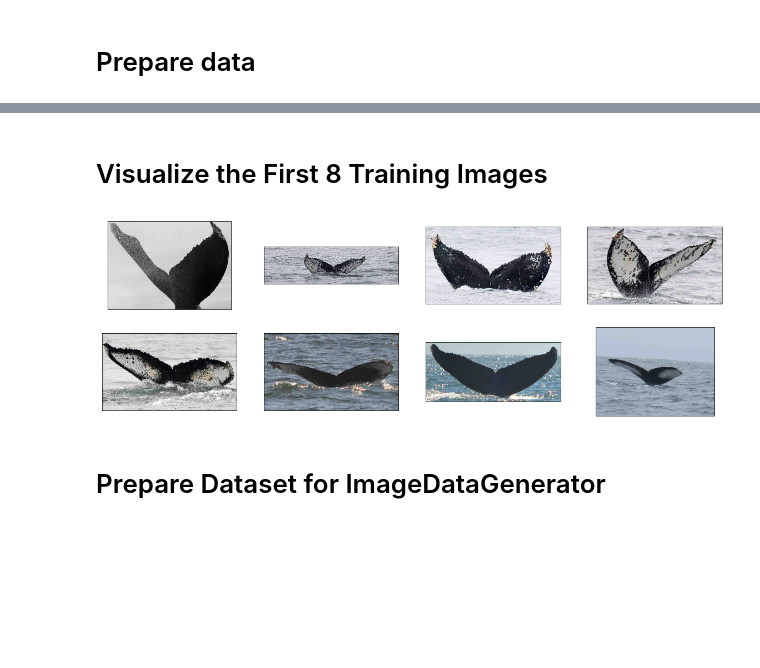
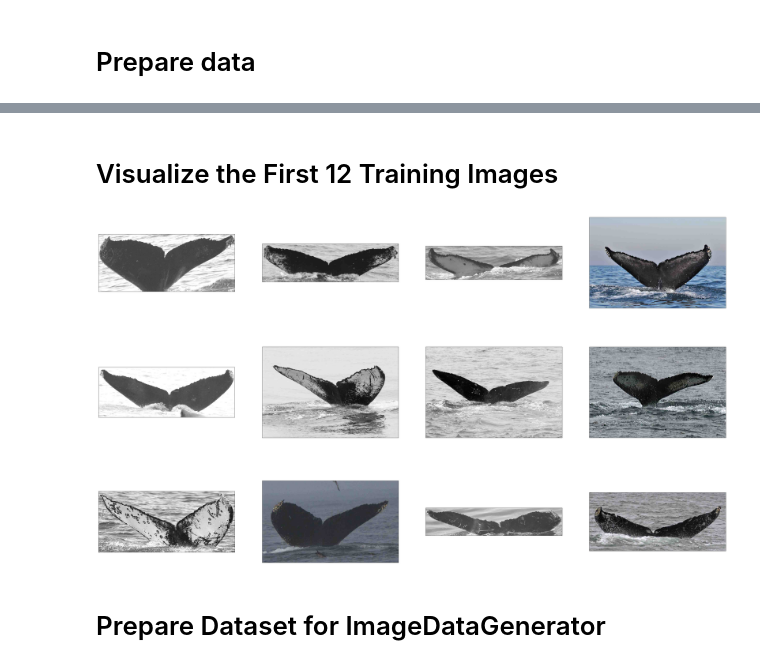
Before and after one commit to crawlik/whale-id, a Jupyter notebook: whale-id.ipynb, the cells around one changed output, grey strips where cells are left out. Saved outputs shown, nothing was run; the diff lists cells and outputs as text; code cells hidden in the pictures; blank space fills up the shorter version.

```diff
--- a/whale-id.ipynb
+++ b/whale-id.ipynb
@@ -65,20 +97,19 @@ There are 56 test images.
 # %% [markdown]
-# Visualize the First 8 Training Images
+# Visualize the First 12 Training Images
 # %%
-import cv2
-import matplotlib.pyplot as plt
-%matplotlib inline
-
 def visualize_img(img_path, ax):
     img = cv2.imread(img_path)
     ax.imshow(cv2.cvtColor(img, cv2.COLOR_BGR2RGB))
 
-fig = plt.figure(figsize=(20, 10))
-for i in range(8):
+fig = plt.figure(figsize=(50, 30))
+
+num_images = 12
+rand_images = random.sample(X_train, num_images)
+for i in range(num_images):
     ax = fig.add_subplot(3, 4, i + 1, xticks=[], yticks=[])
-    visualize_img(X_train[i], ax)
+    visualize_img(rand_images[i], ax)
 # %% [output]
-[figure, old version]
+[figure, new version]
 # %% [markdown]
 # Prepare Dataset for ImageDataGenerator
 # %%
```
Also changed, not shown: parts of 10 cells of this notebook, 1 other file.
